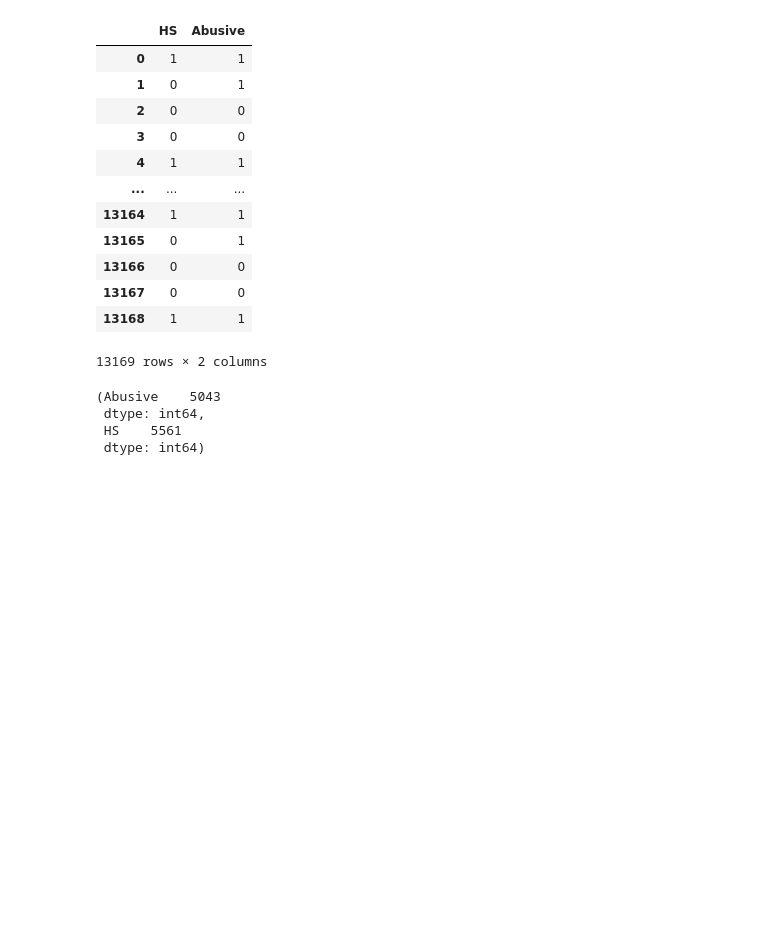
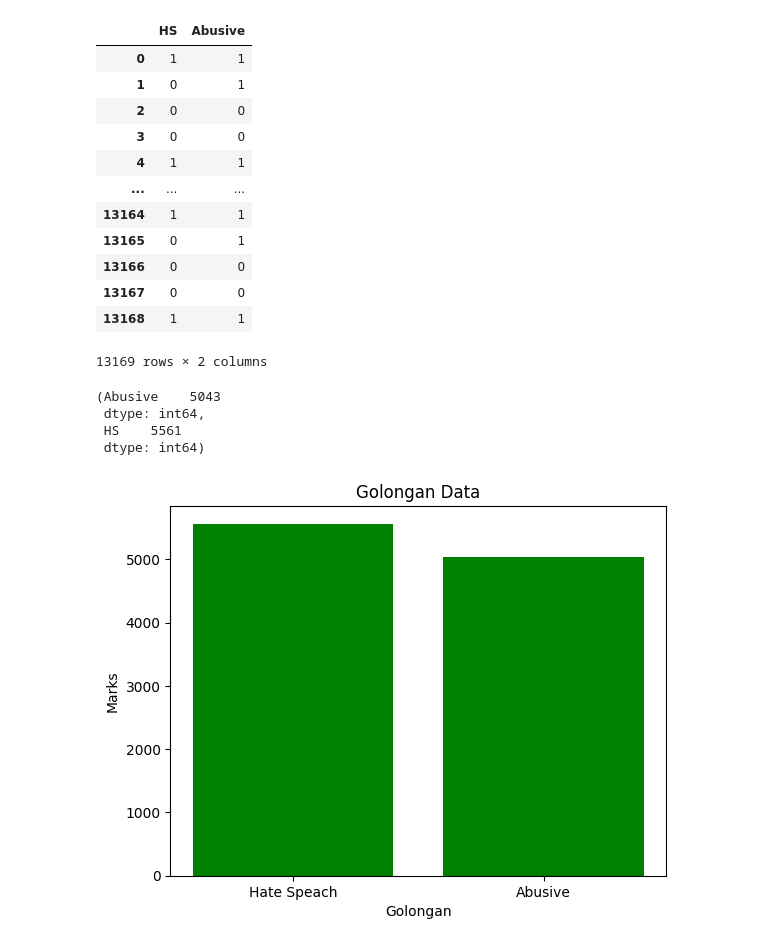
Before and after one commit to jsprii/F-DSC24001074-18-Jos-Cleansing-Gold, a Jupyter notebook: data_processing.ipynb, the cells around one changed output. Saved outputs shown, nothing was run; the diff lists cells and outputs as text; code cells hidden in the pictures; blank space fills up the shorter version.

```diff
--- a/data_processing.ipynb
+++ b/data_processing.ipynb
@@ -62,3 +63,14 @@ hitung_abusive, hitung_hs
  dtype: int64,
  HS    5561
  dtype: int64)
+# %%
+divisions = ["Hate Speach", "Abusive"]
+division_average_marks = [5561,5043]
+
+plt.bar(divisions, division_average_marks, color='green')
+plt.title("Golongan Data")
+plt.xlabel("Golongan")
+plt.ylabel("Marks")
+plt.show()
+# %% [output]
+[figure, added]
```
Also changed, not shown: parts of 11 cells of this notebook.
